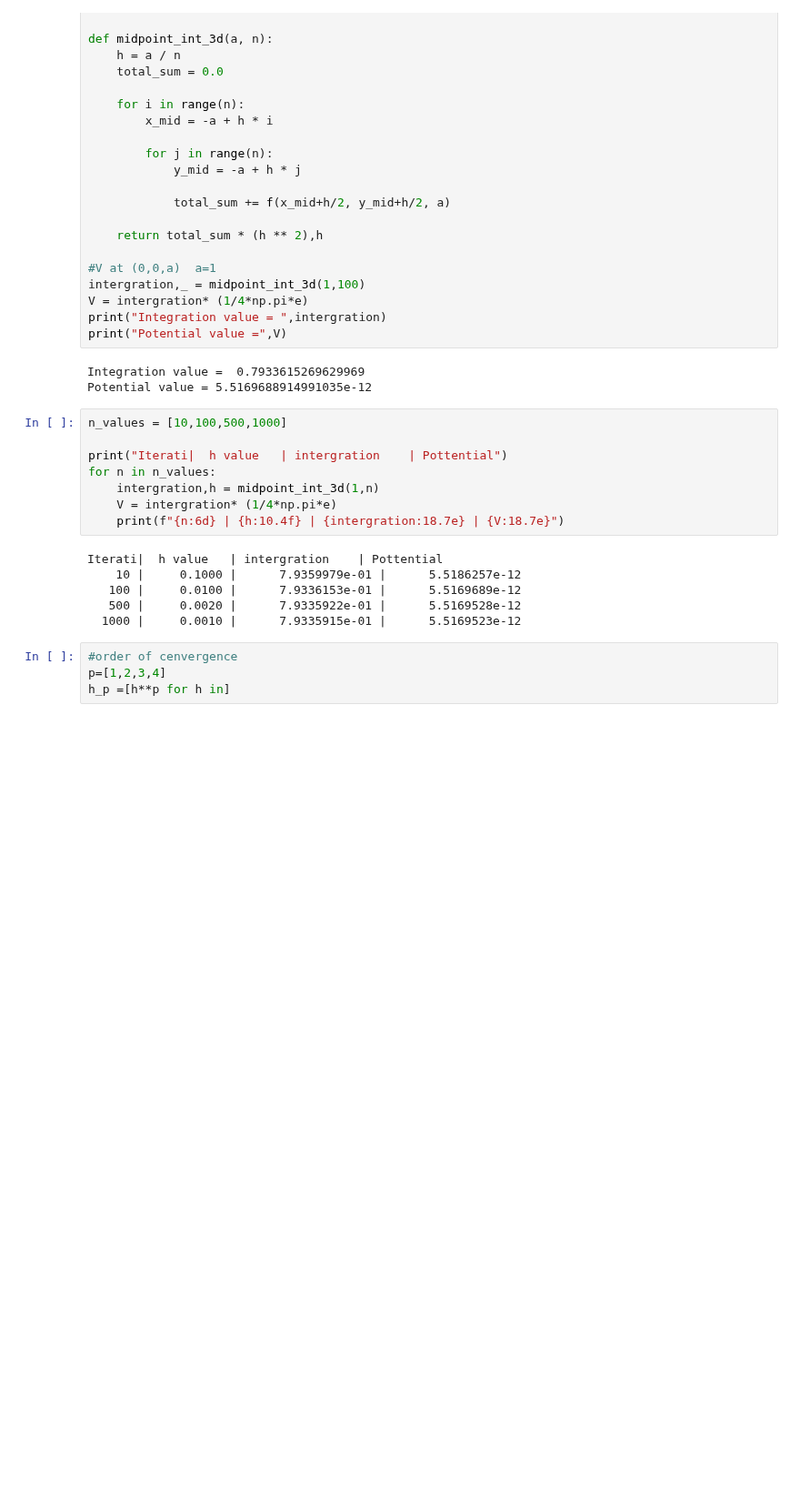
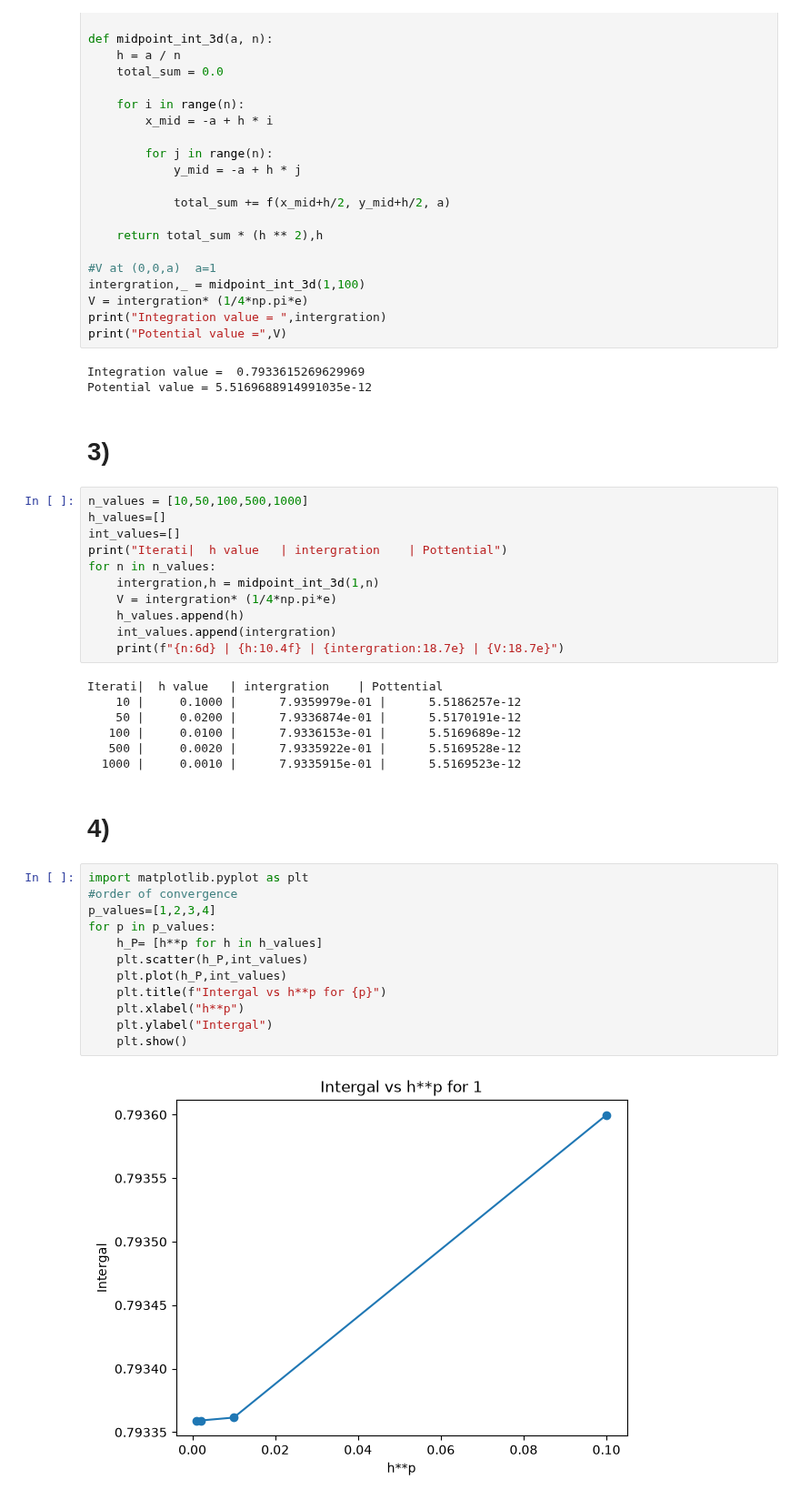
Before and after one commit to pamuduamarasinghe/Computational-Electrodynamics, a Jupyter notebook: CED_01.ipynb, the cells around one changed output. Shown at 91% size. Cells and saved outputs as stored; diff of their text form; blank space fills up the shorter version.

Commit message:
convergence estimate

```diff
--- a/CED_01.ipynb
+++ b/CED_01.ipynb
@@ -39,21 +41,39 @@ print("Potential value =",V)
 # %% [output]
 Integration value =  0.7933615269629969
 Potential value = 5.5169688914991035e-12
+# %% [markdown]
+# 3)
 # %%
-n_values = [10,100,500,1000]
-
+n_values = [10,50,100,500,1000]
+h_values=[]
+int_values=[]
 print("Iterati|  h value   | intergration    | Pottential")
 for n in n_values:
     intergration,h = midpoint_int_3d(1,n)
     V = intergration* (1/4*np.pi*e)
+    h_values.append(h)
+    int_values.append(intergration)
     print(f"{n:6d} | {h:10.4f} | {intergration:18.7e} | {V:18.7e}")
 # %% [output]
 Iterati|  h value   | intergration    | Pottential
     10 |     0.1000 |      7.9359979e-01 |      5.5186257e-12
+    50 |     0.0200 |      7.9336874e-01 |      5.5170191e-12
    100 |     0.0100 |      7.9336153e-01 |      5.5169689e-12
    500 |     0.0020 |      7.9335922e-01 |      5.5169528e-12
   1000 |     0.0010 |      7.9335915e-01 |      5.5169523e-12
+# %% [markdown]
+# 4)
 # %%
-#order of cenvergence
-p=[1,2,3,4]
-h_p =[h**p for h in]
+import matplotlib.pyplot as plt
+#order of convergence
+p_values=[1,2,3,4]
+for p in p_values:
+    h_P= [h**p for h in h_values]
+    plt.scatter(h_P,int_values)
+    plt.plot(h_P,int_values)
+    plt.title(f"Intergal vs h**p for {p}")
+    plt.xlabel("h**p")
+    plt.ylabel("Intergal")
+    plt.show()
+# %% [output]
+[figure, added]
```
Also changed, not shown: parts of 5 cells of this notebook.
